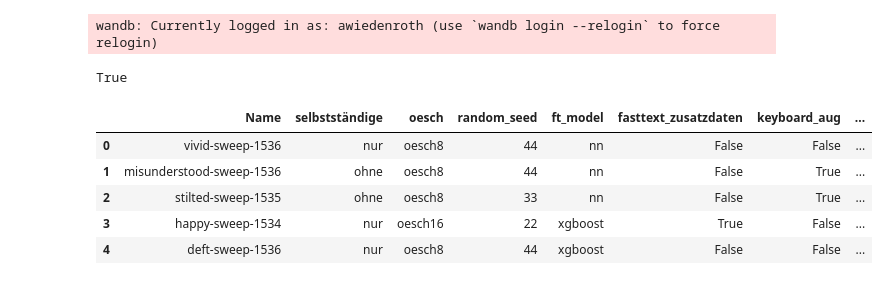
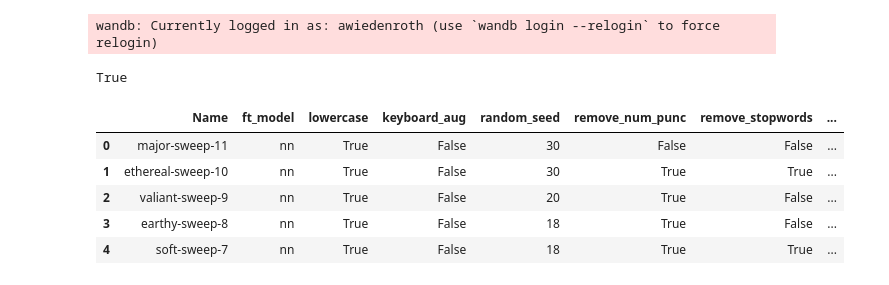
Before and after one commit to awiedenroth/MasterThesisExperiments, a Jupyter notebook: Analyse/Averager.ipynb, the cells around one changed output. Saved outputs shown, nothing was run; the diff lists cells and outputs as text; code cells hidden in the pictures.

```diff
--- a/Analyse/Averager.ipynb
+++ b/Analyse/Averager.ipynb
@@ -12,13 +12,13 @@ import nltk
 from pathlib import Path
 import dtale
 # %%
-df = pd.read_csv("./full_dataset.csv",  sep = ",")
+df = pd.read_csv("./oesch_8_nur.csv",  sep = ",")
 df.head()
 # %% [output]
-|  | Name | selbstständige | oesch | random_seed | ft_model | fasttext_zusatzdaten | keyboard_aug | ... |
-| 0 | vivid-sweep-1536 | nur | oesch8 | 44 | nn | False | False | ... |
-| 1 | misunderstood-sweep-1536 | ohne | oesch8 | 44 | nn | False | True | ... |
-| 2 | stilted-sweep-1535 | ohne | oesch8 | 33 | nn | False | True | ... |
-| 3 | happy-sweep-1534 | nur | oesch16 | 22 | xgboost | True | False | ... |
-| 4 | deft-sweep-1536 | nur | oesch8 | 44 | xgboost | False | False | ... |
+|  | Name | ft_model | lowercase | keyboard_aug | random_seed | remove_num_punc | remove_stopwords | ... |
+| 0 | major-sweep-11 | nn | True | False | 30 | False | False | ... |
+| 1 | ethereal-sweep-10 | nn | True | False | 30 | True | True | ... |
+| 2 | valiant-sweep-9 | nn | True | False | 20 | True | False | ... |
+| 3 | earthy-sweep-8 | nn | True | False | 18 | True | False | ... |
+| 4 | soft-sweep-7 | nn | True | False | 18 | True | True | ... |
 # %%
```
Also changed, not shown: parts of 10 cells of this notebook, 4 other files.
